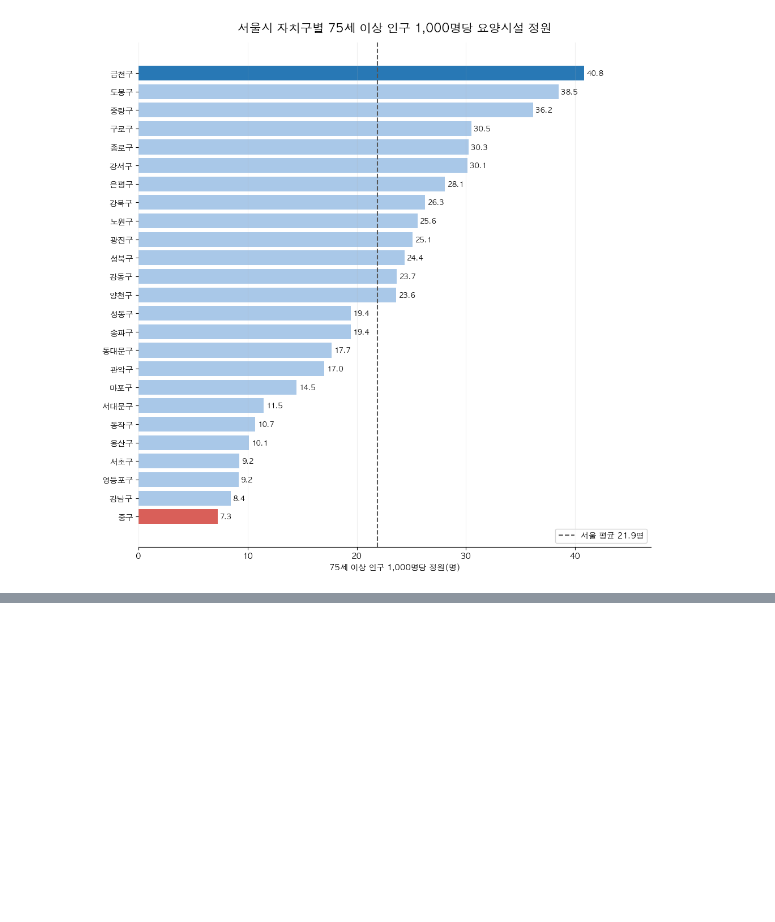
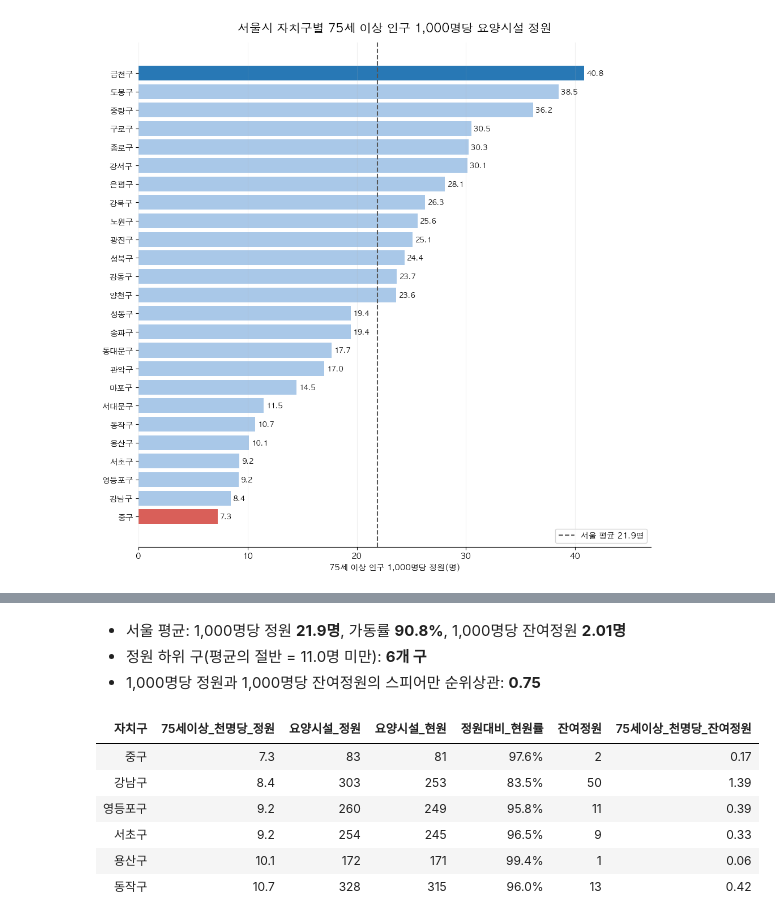
Before and after one commit to SID12g/uos-stat-data, a Jupyter notebook: 서울시 자치구별 75세 이상 인구 대비 요양시설 정원/main.ipynb, the cells around one changed output, grey strips where cells are left out. Cells and saved outputs as stored; diff of their text form; code cells hidden in the pictures; blank space fills up the shorter version.

```diff
--- a/서울시 자치구별 75세 이상 인구 대비 요양시설 정원/main.ipynb
+++ b/서울시 자치구별 75세 이상 인구 대비 요양시설 정원/main.ipynb
@@ -223,0 +244,42 @@ plt.show()
+# %%
+low_supply = (
+    analysis.loc[analysis["75세이상_천명당_정원"] < seoul_rate / 2]
+    .sort_values("75세이상_천명당_정원")
+    .reset_index(drop=True)
+)
+saturated = low_supply.loc[low_supply["정원대비_현원률"] > seoul_occupancy]
+exceptions = low_supply.loc[low_supply["정원대비_현원률"] <= seoul_occupancy]
+
+rank_corr = analysis["75세이상_천명당_정원"].corr(
+    analysis["75세이상_천명당_잔여정원"], method="spearman"
+)
+
+display(Markdown(
+    f"- 서울 평균: 1,000명당 정원 **{seoul_rate:.1f}명**, 가동률 **{seoul_occupancy:.1%}**, "
+    f"1,000명당 잔여정원 **{seoul_vacancy_rate:.2f}명**\n"
+    f"- 정원 하위 구(평균의 절반 = {seoul_rate / 2:.1f}명 미만): **{len(low_supply)}개 구**\n"
+    f"- 1,000명당 정원과 1,000명당 잔여정원의 스피어만 순위상관: **{rank_corr:.2f}**"
+))
+display(
+    low_supply[["자치구", "75세이상_천명당_정원", "요양시설_정원", "요양시설_현원", "정원대비_현원률", "잔여정원", "75세이상_천명당_잔여정원"]]
+    .style.format({
+        "75세이상_천명당_정원": "{:.1f}",
+        "요양시설_정원": "{:,.0f}",
+        "요양시설_현원": "{:,.0f}",
+        "정원대비_현원률": "{:.1%}",
+        "잔여정원": "{:,.0f}",
+        "75세이상_천명당_잔여정원": "{:.2f}",
+    })
+    .hide(axis="index")
+)
+# %% [output]
+- 서울 평균: 1,000명당 정원 **21.9명**, 가동률 **90.8%**, 1,000명당 잔여정원 **2.01명**
+- 정원 하위 구(평균의 절반 = 11.0명 미만): **6개 구**
+- 1,000명당 정원과 1,000명당 잔여정원의 스피어만 순위상관: **0.75**
+| 자치구 | 75세이상_천명당_정원 | 요양시설_정원 | 요양시설_현원 | 정원대비_현원률 | 잔여정원 | 75세이상_천명당_잔여정원 |
+| 중구 | 7.3 | 83 | 81 | 97.6% | 2 | 0.17 |
+| 강남구 | 8.4 | 303 | 253 | 83.5% | 50 | 1.39 |
+| 영등포구 | 9.2 | 260 | 249 | 95.8% | 11 | 0.39 |
+| 서초구 | 9.2 | 254 | 245 | 96.5% | 9 | 0.33 |
+| 용산구 | 10.1 | 172 | 171 | 99.4% | 1 | 0.06 |
+| 동작구 | 10.7 | 328 | 315 | 96.0% | 13 | 0.42 |
```
Also changed, not shown: parts of 10 cells of this notebook, 9 other files.
